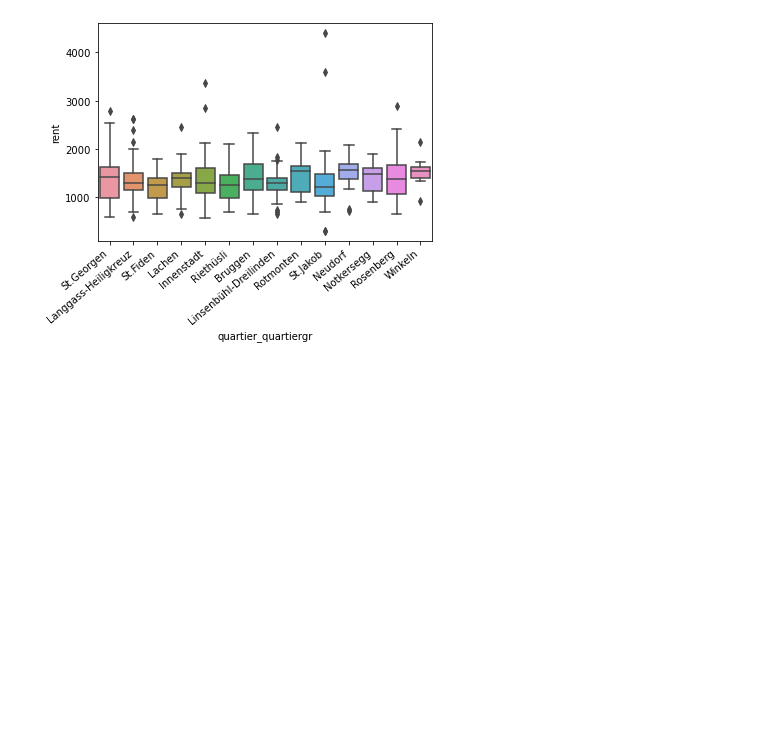
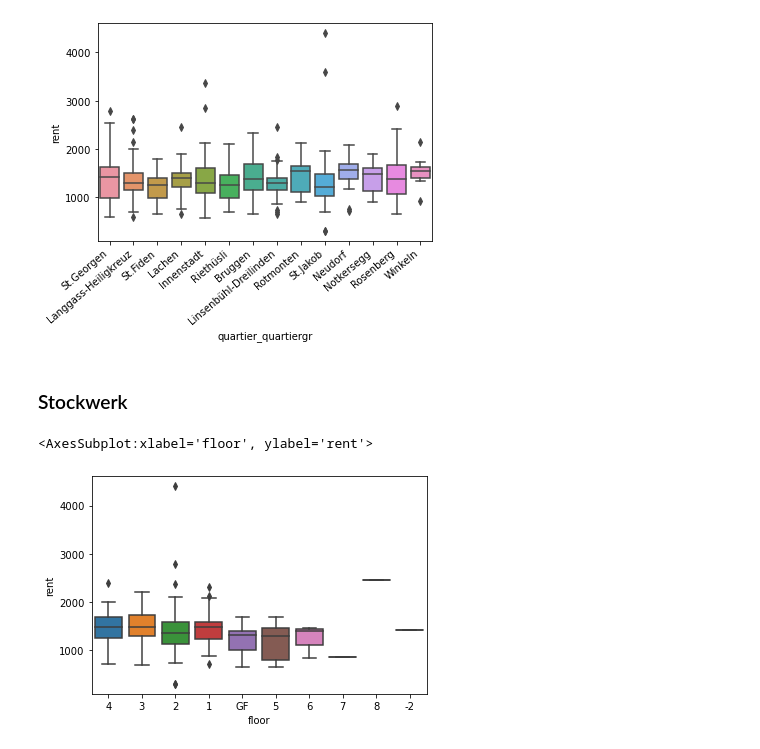
Before and after one commit to jonupp/lagequalitaet-team-sml, a Jupyter notebook: joeljonas.ipynb, the cells around one changed output. Drawn from its saved outputs; the diff is of its cells as text; code cells hidden in the pictures; blank space fills up the shorter version.

```diff
--- a/joeljonas.ipynb
+++ b/joeljonas.ipynb
@@ -127,3 +100,10 @@ plt.set_xticklabels(plt.get_xticklabels(), rotation=40, ha="right")
  Text(12, 0, 'Rosenberg'),
  Text(13, 0, 'Winkeln')]
 [figure]
+# %% [markdown]
+### Stockwerk
+# %%
+sns.boxplot(data=df, x="floor", y = "rent")
+# %% [output]
+<AxesSubplot:xlabel='floor', ylabel='rent'>
+[figure, added]
```
Also changed, not shown: parts of 32 cells of this notebook.
